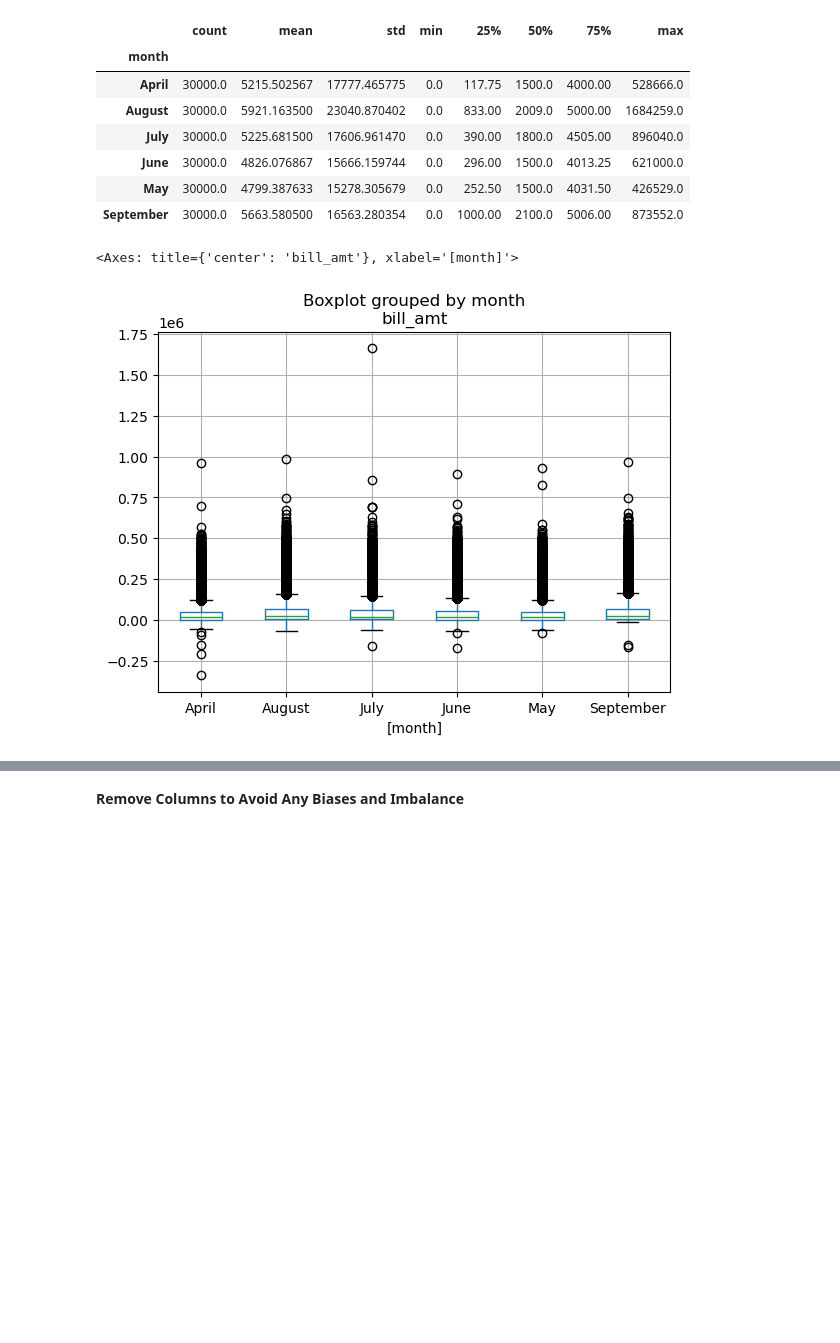
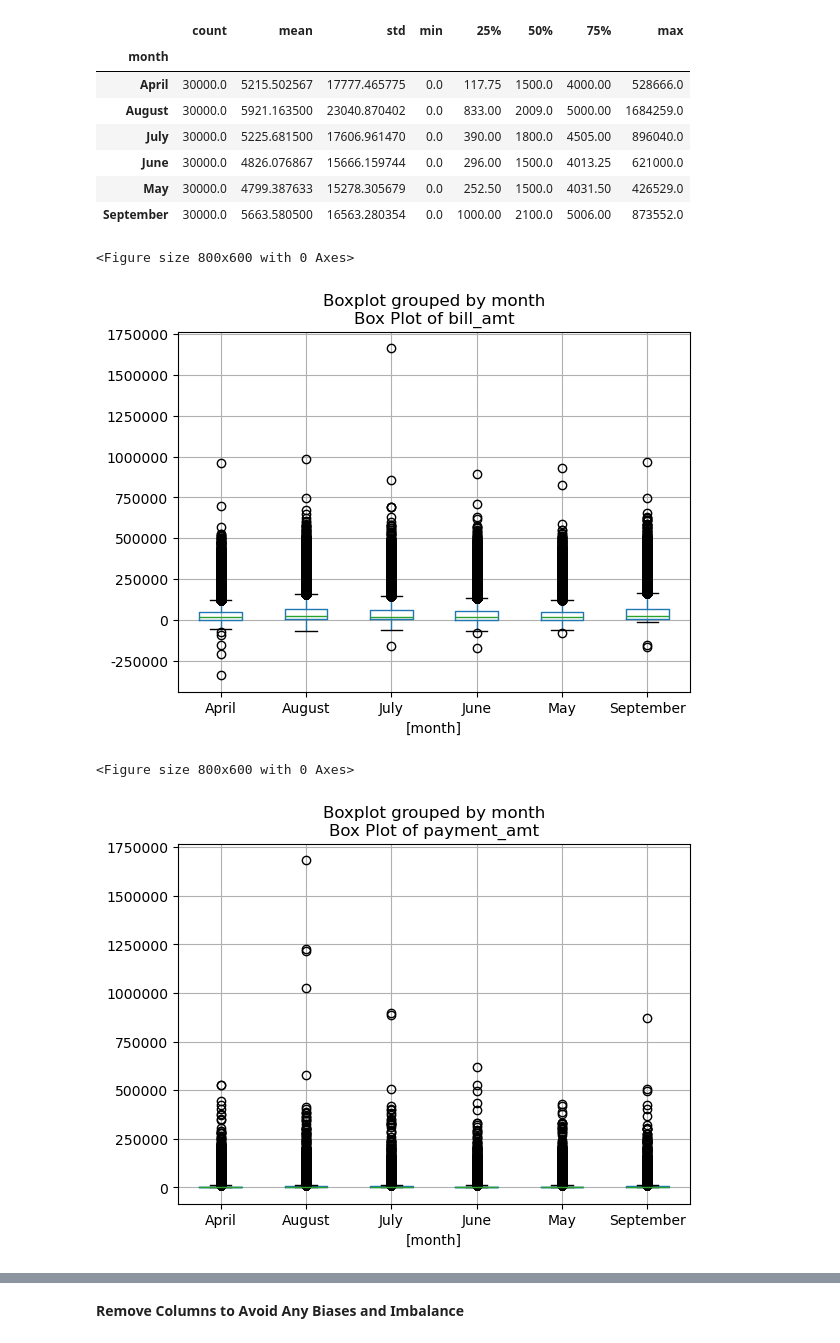
Before and after one commit to ohinson01/SDS-CP014-credit-card-default-pred, a Jupyter notebook: notebooks/olivia-hinson/olivia-credit-card-default-pred.ipynb, the cells around one changed output, grey strips where cells are left out. Saved outputs shown, nothing was run; the diff lists cells and outputs as text; code cells hidden in the pictures; blank space fills up the shorter version.

```diff
--- a/notebooks/olivia-hinson/olivia-credit-card-default-pred.ipynb
+++ b/notebooks/olivia-hinson/olivia-credit-card-default-pred.ipynb
@@ -568,9 +569,19 @@ final_df.groupby('month')['payment_amt'].describe()
 | June | 30000.0 | 4826.076867 | 15666.159744 | 0.0 | 296.00 | 1500.0 | 4013.25 | 621000.0 |
 | May | 30000.0 | 4799.387633 | 15278.305679 | 0.0 | 252.50 | 1500.0 | 4031.50 | 426529.0 |
 | September | 30000.0 | 5663.580500 | 16563.280354 | 0.0 | 1000.00 | 2100.0 | 5006.00 | 873552.0 |
-# %%
-final_df[['month','bill_amt']].boxplot(by='month')
-# %% [output]
-<Axes: title={'center': 'bill_amt'}, xlabel='[month]'>
-[figure, removed]
+# %%
+num_features = ['bill_amt', 'payment_amt']
+
+for feature in num_features:
+    plt.figure(figsize=(8, 6))  # Adjust figure size if needed
+    final_df[['month', feature]].boxplot(by='month')
+    plt.title(f"Box Plot of {feature}")
+    # Format y-axis labels
+    plt.gca().yaxis.set_major_formatter(ticker.FormatStrFormatter('%d'))
+    plt.show()
+# %% [output]
+<Figure size 800x600 with 0 Axes>
+[figure, added]
+<Figure size 800x600 with 0 Axes>
+[figure, added]
 # %%
```
Also changed, not shown: parts of 11 cells of this notebook, 1 other file.
